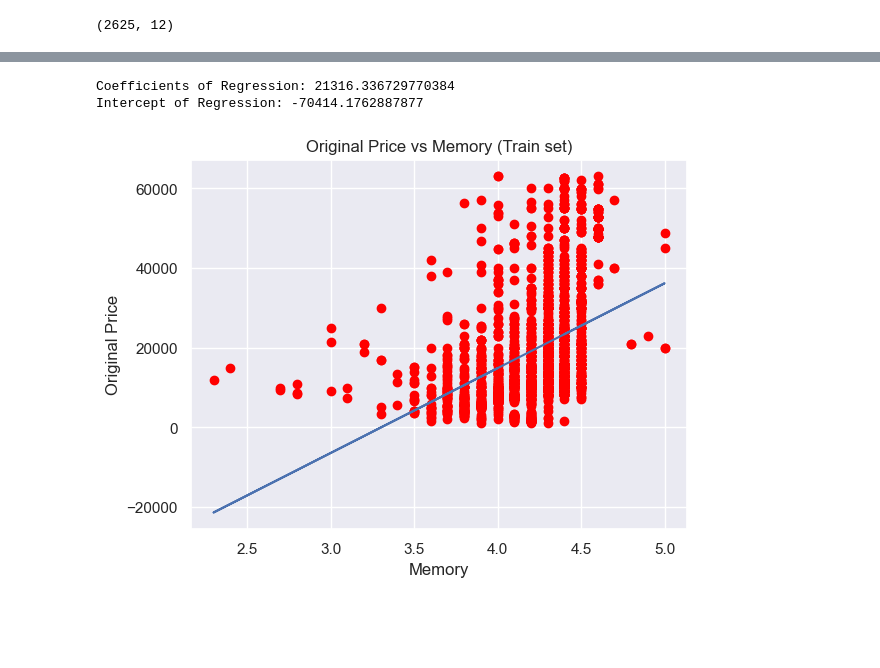
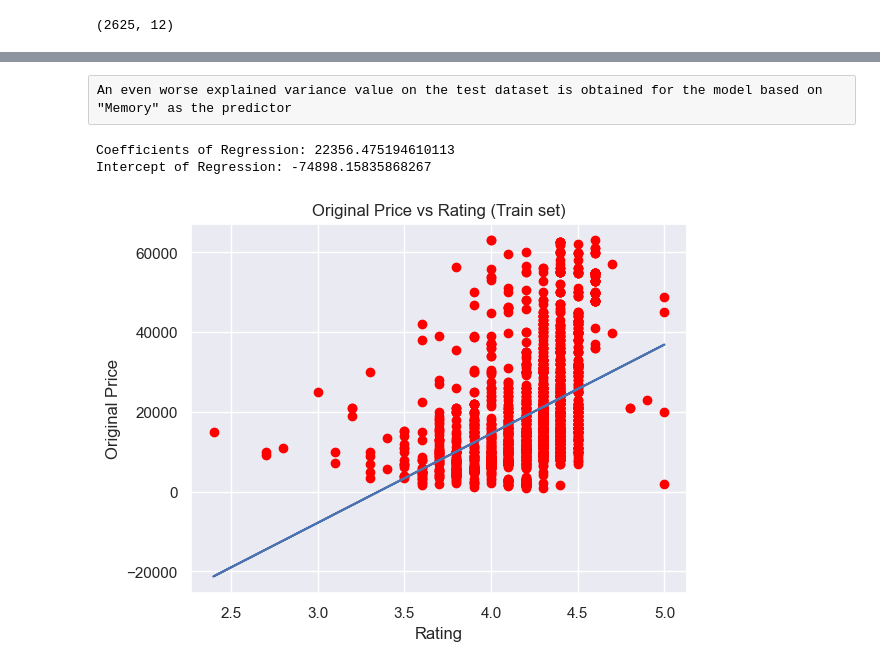
Before and after one commit to afwh24/SC1015-Mini-Project, a Jupyter notebook: FCSG_team 2_FongBooYip.ipynb, the cells around one changed output, grey strips where cells are left out. Drawn from its saved outputs; the diff is of its cells as text; code cells hidden in the pictures; blank space fills up the shorter version.

```diff
--- a/FCSG_team 2_FongBooYip.ipynb
+++ b/FCSG_team 2_FongBooYip.ipynb
@@ -326,29 +384,31 @@ Text(0, 0.5, 'Predicted values of the Response Variable (Test)')
+# %% [raw]
+An even worse explained variance value on the test dataset is obtained for the model based on "Memory" as the predictor
 # %%
 #Linear  Regression
 rating = filtered_data[['Rating']] #Predictor
 originalPrice = filtered_data['Original Price'] #Response
 
 #Split the dataset into training and test set (80:20)
 rating_train, rating_test, originalPrice_train, originalPrice_test = train_test_split(rating, originalPrice, test_size = 0.2)
 
 
 #Fit linear regression into the training set
 linreg = LinearRegression()
 linreg.fit(rating_train, originalPrice_train)
 print("Coefficients of Regression: {}".format(linreg.coef_[0]))
 print("Intercept of Regression: {}".format(linreg.intercept_))
 
 #Plot the regression line
 plt.scatter(rating_train, originalPrice_train, color='red')
 plt.plot(rating_train, linreg.predict(rating_train))
-plt.title("Original Price vs Memory (Train set)")
-plt.xlabel('Memory')
+plt.title("Original Price vs Rating (Train set)")
+plt.xlabel('Rating')
 plt.ylabel('Original Price')
 plt.show()
 # %% [output]
-Coefficients of Regression: 21316.336729770384
-Intercept of Regression: -70414.1762887877
+Coefficients of Regression: 22356.475194610113
+Intercept of Regression: -74898.15835868267
-[figure, old version]
+[figure, new version]
 # %%
 #Goodness of Fit of the model for the train set
 originalPrice_test_pred = linreg.predict(rating_test)
```
Also changed, not shown: parts of 61 cells of this notebook.
